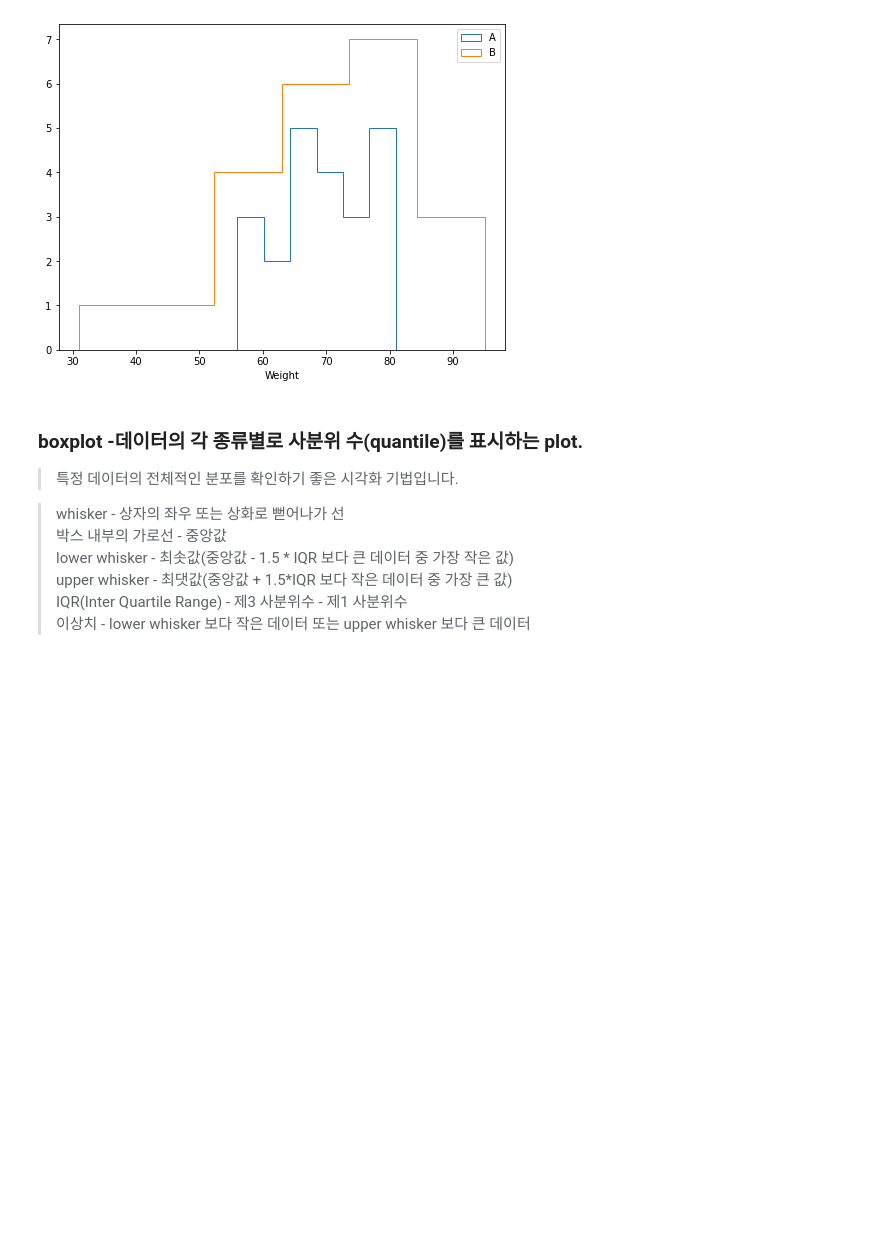
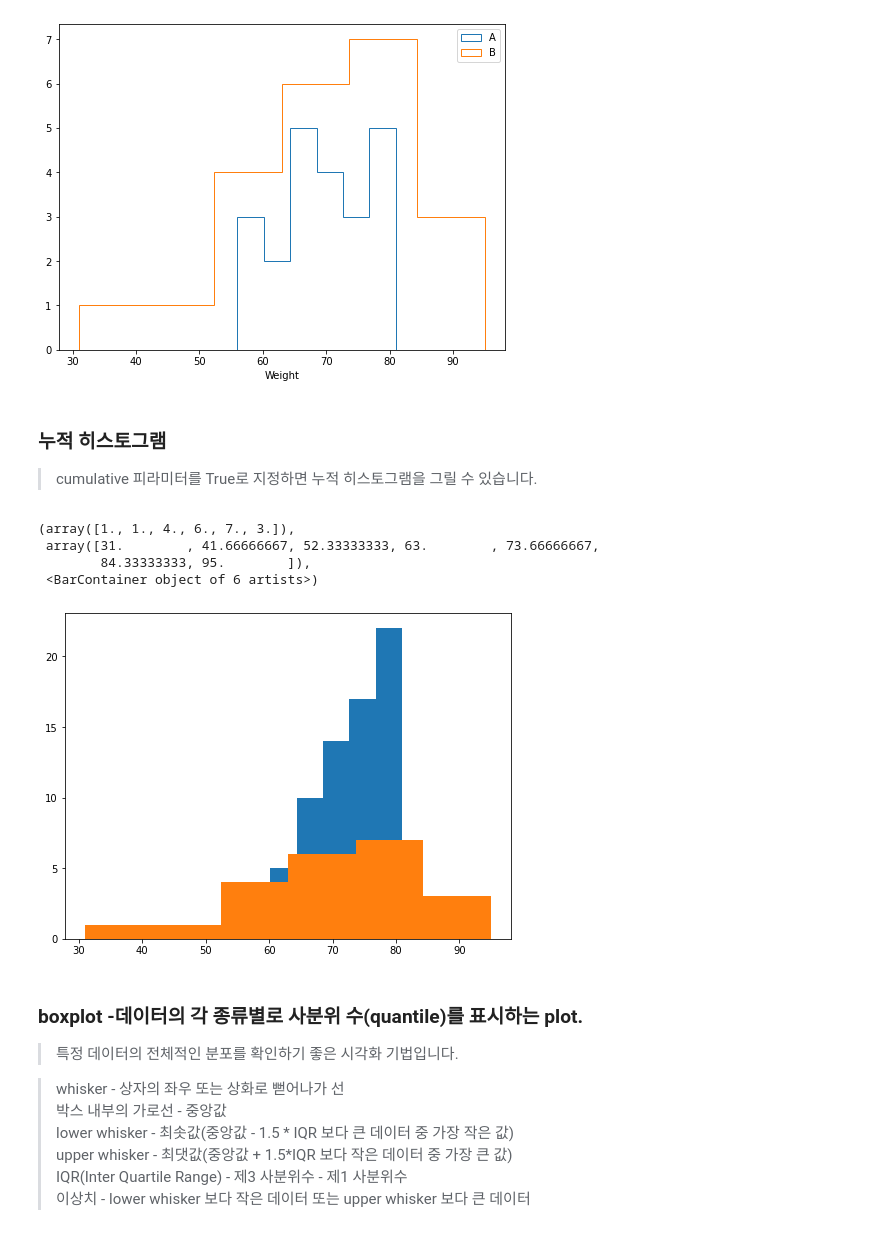
Before and after one commit to hwaneest/DataCamp_Donates_2021, a Jupyter notebook: MJ/Quantitative comparisons and statistical visualizations (1).ipynb, the cells around one changed output. Drawn from its saved outputs; the diff is of its cells as text; code cells hidden in the pictures; blank space fills up the shorter version.

```diff
--- a/MJ/Quantitative comparisons and statistical visualizations.ipynb
+++ b/MJ/Quantitative comparisons and statistical visualizations (1).ipynb
@@ -63,6 +68,27 @@ ax.legend() # legend를 쓰기 위해서는 그래프를 만들때 label 지정
 # %% [output]
 <matplotlib.legend.Legend at 0x...>
 [figure]
+# %% [markdown]
+### 누적 히스토그램
+> cumulative 피라미터를 True로 지정하면 누적 히스토그램을 그릴 수 있습니다.
+# %%
+fig , ax = plt.subplots(figsize = (8,6))
+
+weight = [68, 81, 64, 56, 78, 74, 61, 77, 66, 68, 59, 71,
+          80, 59, 67, 81, 69, 73, 69, 74, 70, 65]
+
+weight1 = [70, 80, 64, 56, 77, 56, 77, 88, 31, 90, 45 ,
+         65, 58, 79 ,  64 , 95 , 75 , 65 , 70 , 80 , 59 , 79]
+
+
+ax.hist(weight , bins = 6 , cumulative = True ,label = "A" )
+ax.hist(weight1 , bins =6 , cumulative = False ,label = "B" )
+# %% [output]
+(array([1., 1., 4., 6., 7., 3.]),
+ array([31.        , 41.66666667, 52.33333333, 63.        , 73.66666667,
+        84.33333333, 95.        ]),
+ <BarContainer object of 6 artists>)
+[figure, added]
 # %% [markdown]
 ### boxplot  -데이터의 각 종류별로 사분위 수(quantile)를 표시하는 plot.
 >  특정 데이터의 전체적인 분포를 확인하기 좋은 시각화 기법입니다.
```
Also changed, not shown: parts of 6 cells of this notebook.
